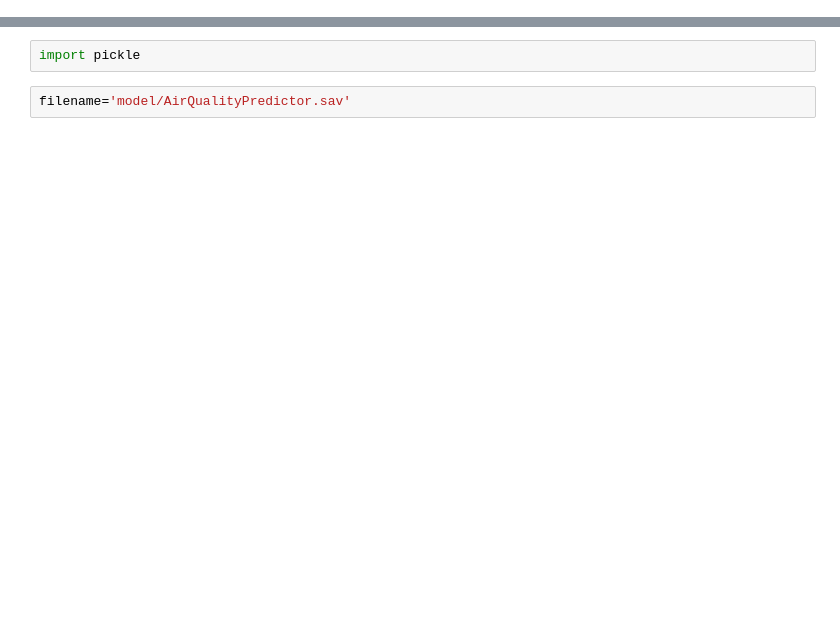
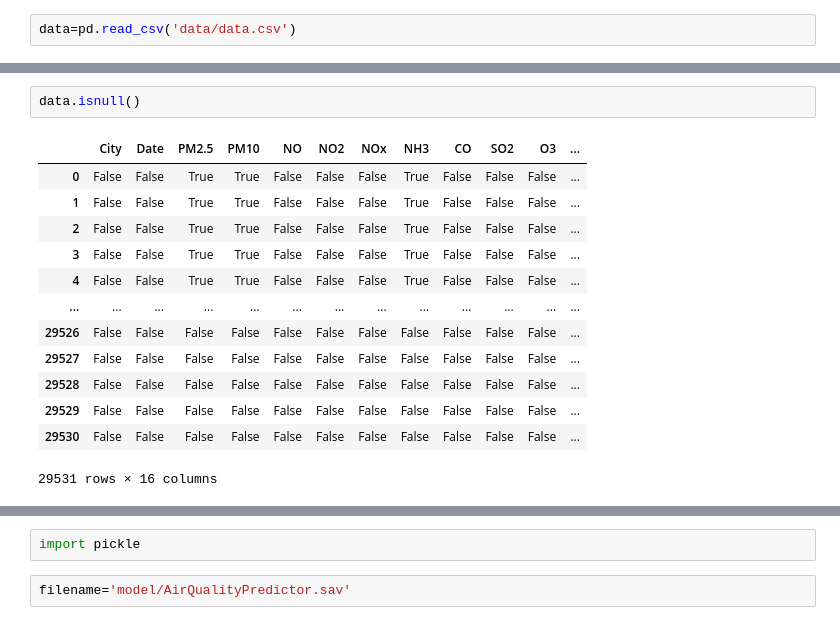
Before and after one commit to laiba-javaid/air-quality-predictor, a Jupyter notebook: Air quality prediction.ipynb, the cells around one changed output, grey strips where cells are left out. Drawn from its saved outputs; the diff is of its cells as text; blank space fills up the shorter version.

```diff
--- a/Air quality prediction.ipynb
+++ b/Air quality prediction.ipynb
@@ -81,0 +11,2 @@ accuracy of your prediction are 97.4882672014979%
+# %%
+data=pd.read_csv('data/data.csv')
@@ -81,0 +73,16 @@ accuracy of your prediction are 97.4882672014979%
+# %%
+data.isnull()
+# %% [output]
+|  | City | Date | PM2.5 | PM10 | NO | NO2 | NOx | NH3 | CO | SO2 | O3 | ... |
+| 0 | False | False | True | True | False | False | False | True | False | False | False | ... |
+| 1 | False | False | True | True | False | False | False | True | False | False | False | ... |
+| 2 | False | False | True | True | False | False | False | True | False | False | False | ... |
+| 3 | False | False | True | True | False | False | False | True | False | False | False | ... |
+| 4 | False | False | True | True | False | False | False | True | False | False | False | ... |
+| ... | ... | ... | ... | ... | ... | ... | ... | ... | ... | ... | ... | ... |
+| 29526 | False | False | False | False | False | False | False | False | False | False | False | ... |
+| 29527 | False | False | False | False | False | False | False | False | False | False | False | ... |
+| 29528 | False | False | False | False | False | False | False | False | False | False | False | ... |
+| 29529 | False | False | False | False | False | False | False | False | False | False | False | ... |
+| 29530 | False | False | False | False | False | False | False | False | False | False | False | ... |
+29531 rows × 16 columns
```
Also changed, not shown: parts of 48 cells of this notebook, 10 other files.
